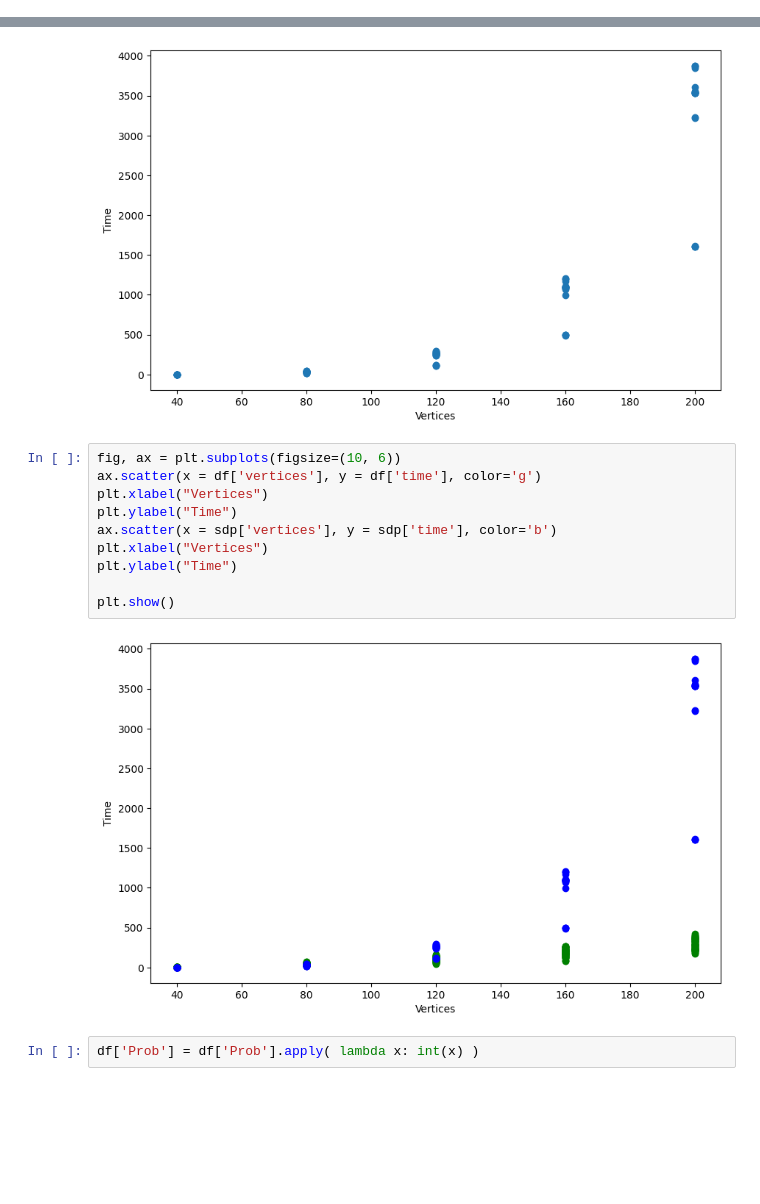
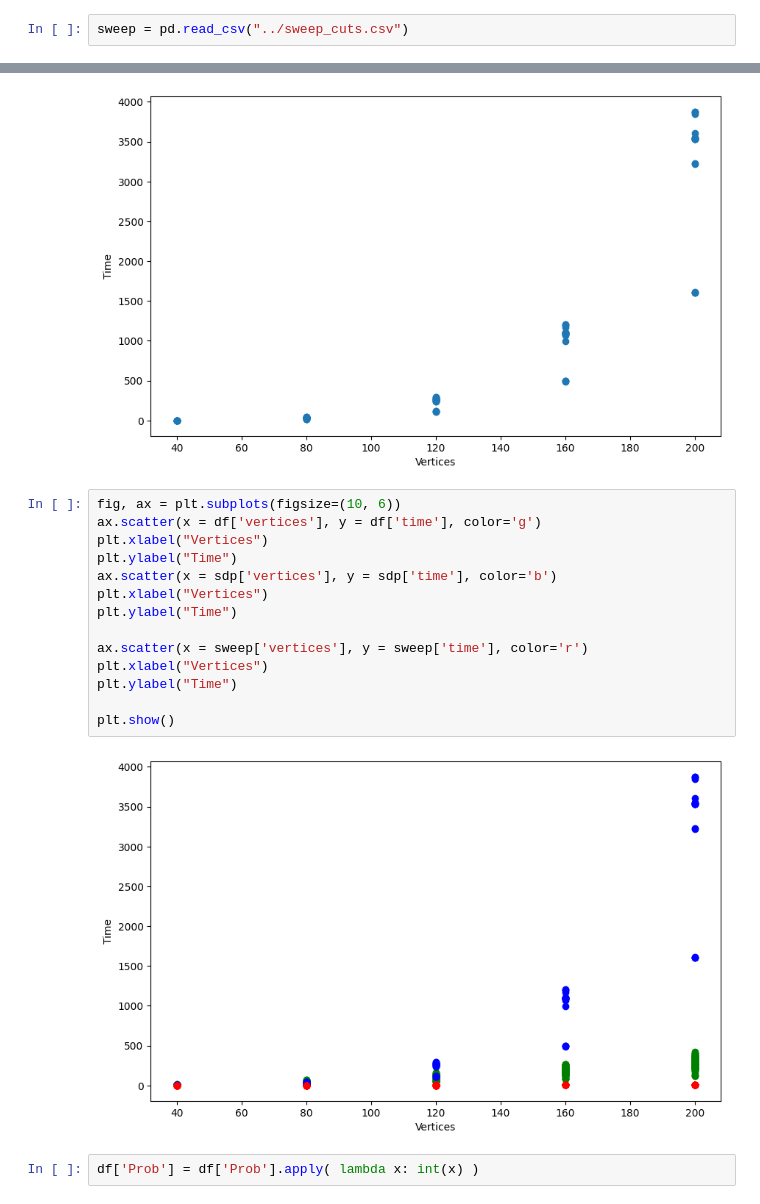
Before and after one commit to pauloaviana/ndde_project, a Jupyter notebook: statistics/data_analysis/gecco_analysis.ipynb, the cells around one changed output, grey strips where cells are left out. Drawn from its saved outputs; the diff is of its cells as text; blank space fills up the shorter version.

```diff
--- a/statistics/data_analysis/gecco_analysis.ipynb
+++ b/statistics/data_analysis/gecco_analysis.ipynb
@@ -58,3 +60,5 @@ sdp = pd.read_csv("../sdp-data.csv")
+# %%
+sweep = pd.read_csv("../sweep_cuts.csv")
 # %%
 plt.figure(figsize=(7,4))
 sns.heatmap(sdp.corr(),annot=True,cmap='cubehelix_r')
@@ -83,15 +87,19 @@ plt.show()
 # %%
 fig, ax = plt.subplots(figsize=(10, 6))
 ax.scatter(x = df['vertices'], y = df['time'], color='g')
 plt.xlabel("Vertices")
 plt.ylabel("Time")
 ax.scatter(x = sdp['vertices'], y = sdp['time'], color='b')
 plt.xlabel("Vertices")
 plt.ylabel("Time")
 
+ax.scatter(x = sweep['vertices'], y = sweep['time'], color='r')
+plt.xlabel("Vertices")
+plt.ylabel("Time")
+
 plt.show()
 # %% [output]
-[figure, old version]
+[figure, new version]
 # %%
 df['Prob'] = df['Prob'].apply( lambda x: int(x) )
 # %%
```
Also changed, not shown: parts of 18 cells of this notebook.
